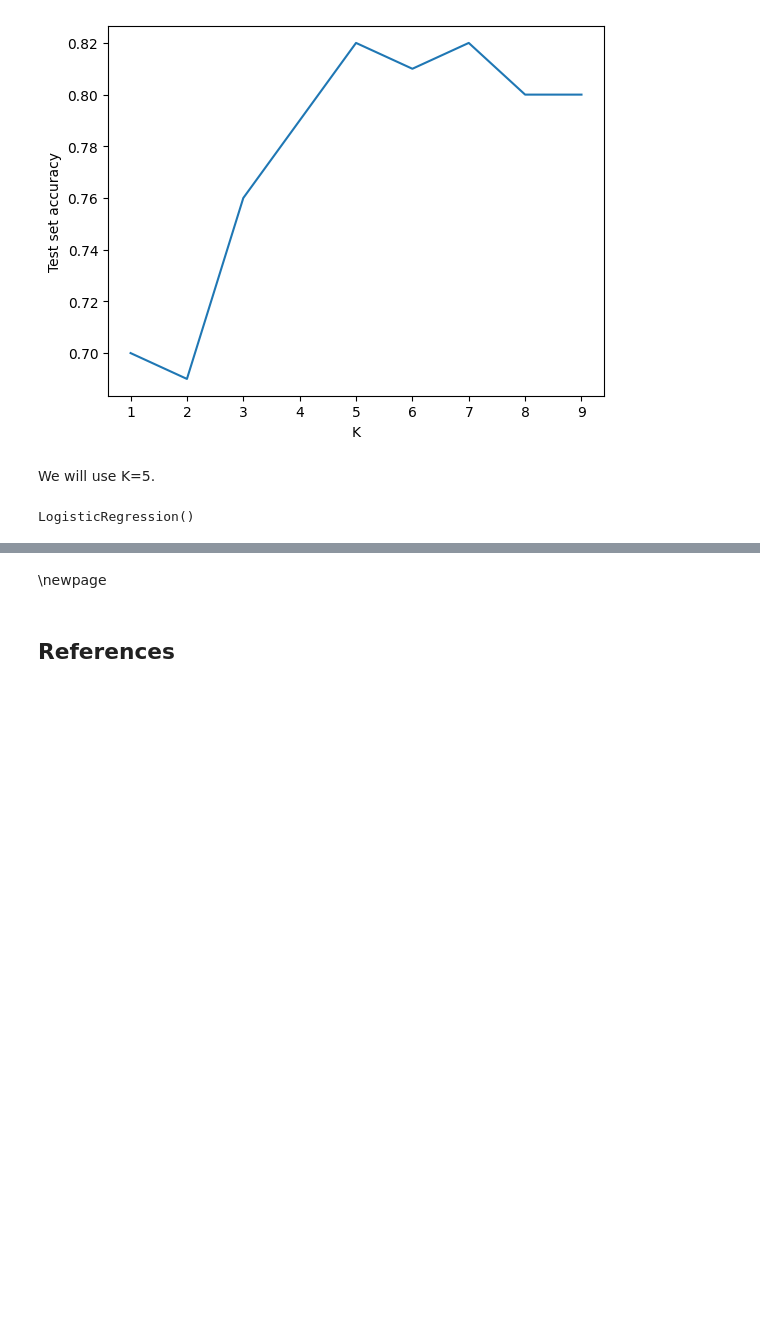
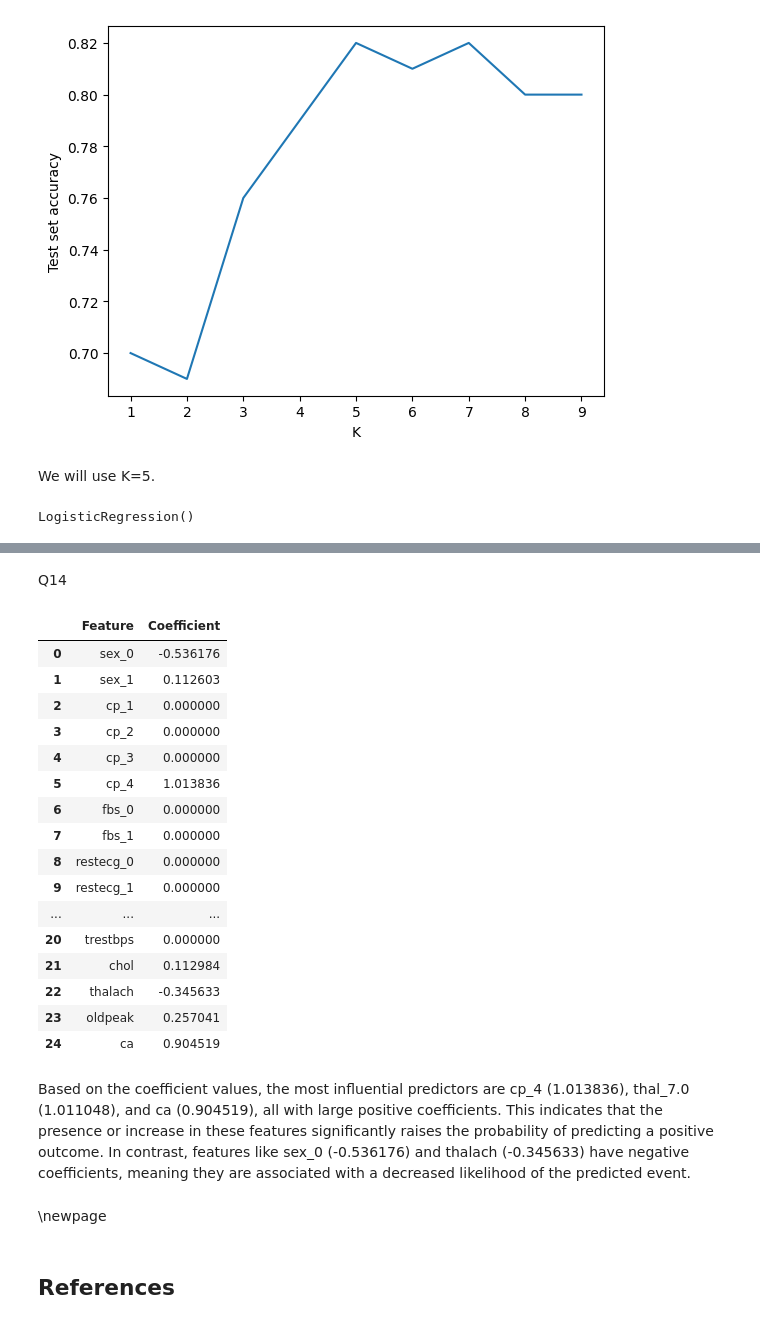
Before and after one commit to YuanfuHuang/Assignment6, a Jupyter notebook: Assignment6.ipynb, the cells around one changed output, grey strips where cells are left out. Drawn from its saved outputs; the diff is of its cells as text; code cells hidden in the pictures; blank space fills up the shorter version.

```diff
--- a/Assignment6.ipynb
+++ b/Assignment6.ipynb
@@ -260,0 +263,10 @@ LogisticRegression()
+# %%
+lasso_cv = LogisticRegressionCV(
+    penalty='l1',
+    solver='saga',
+    cv=5,
+    max_iter=10000,
+    scoring='accuracy'
+)
+lasso_cv.fit(X_train, y_train)
+print(1/lasso_cv.C_[0])
@@ -260,0 +275,8 @@ LogisticRegression()
+# %%
+m_lasso = LogisticRegression(
+    penalty='l1',
+    C=lasso_cv.C_[0],
+    solver='saga',
+    max_iter=10000
+)
+m_lasso.fit(X_train, y_train)
@@ -261,3 +326,27 @@ LogisticRegression()
+# %% [markdown]
+Q14
+# %%
+pd.DataFrame({'Feature': X_train.columns, 'Coefficient': m_lasso.coef_.reshape(len(X_train.columns))})
+# %% [output]
+|  | Feature | Coefficient |
+| 0 | sex_0 | -0.536176 |
+| 1 | sex_1 | 0.112603 |
+| 2 | cp_1 | 0.000000 |
+| 3 | cp_2 | 0.000000 |
+| 4 | cp_3 | 0.000000 |
+| 5 | cp_4 | 1.013836 |
+| 6 | fbs_0 | 0.000000 |
+| 7 | fbs_1 | 0.000000 |
+| 8 | restecg_0 | 0.000000 |
+| 9 | restecg_1 | 0.000000 |
+| ... | ... | ... |
+| 20 | trestbps | 0.000000 |
+| 21 | chol | 0.112984 |
+| 22 | thalach | -0.345633 |
+| 23 | oldpeak | 0.257041 |
+| 24 | ca | 0.904519 |
+# %% [markdown]
+Based on the coefficient values, the most influential predictors are cp_4 (1.013836), thal_7.0 (1.011048), and ca (0.904519), all with large positive coefficients. This indicates that the presence or increase in these features significantly raises the probability of predicting a positive outcome. In contrast, features like sex_0 (-0.536176) and thalach (-0.345633) have negative coefficients, meaning they are associated with a decreased likelihood of the predicted event.
 # %% [markdown]
 \newpage
 # %% [markdown]
```
Also changed, not shown: parts of 9 cells of this notebook.
